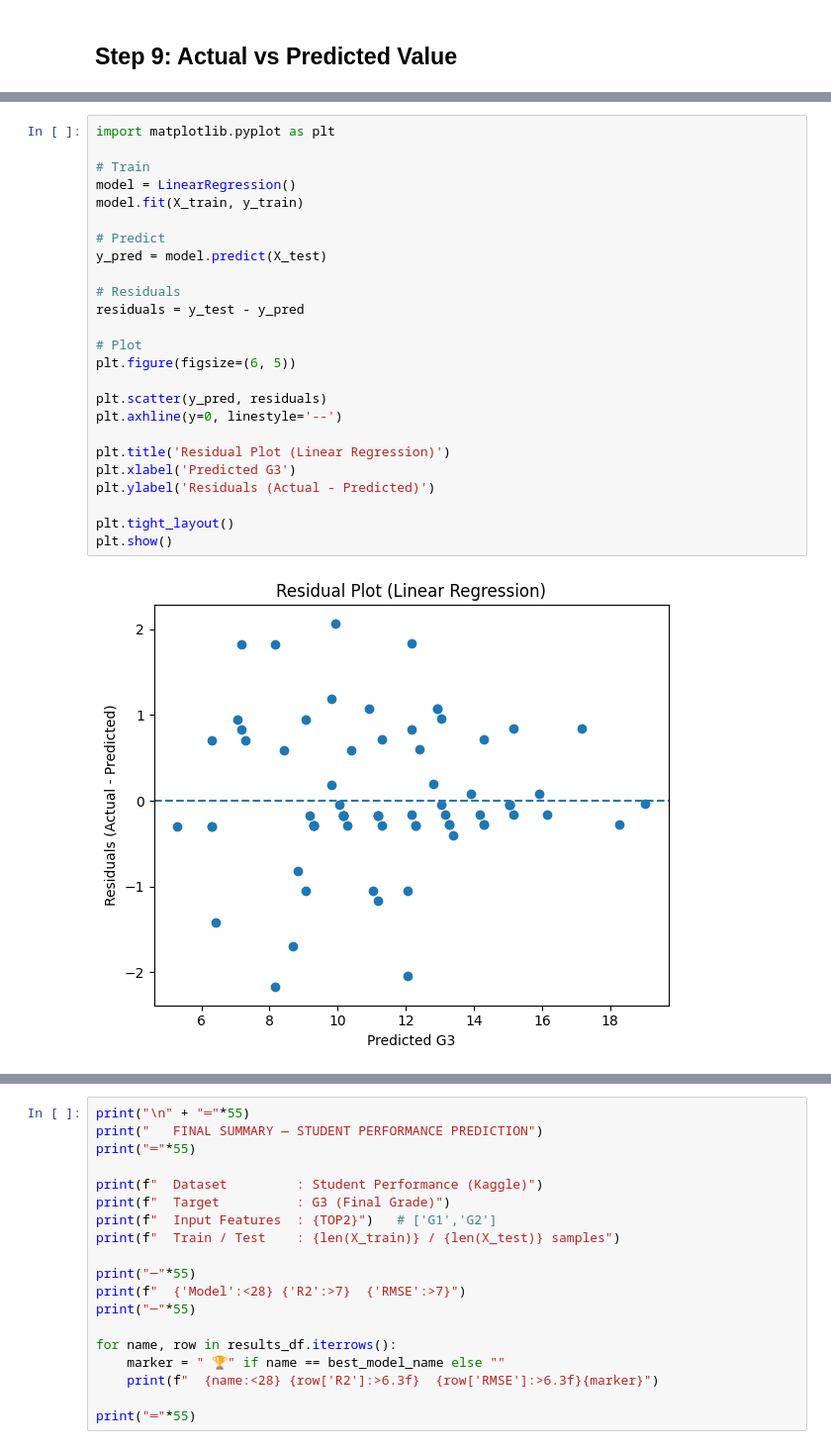
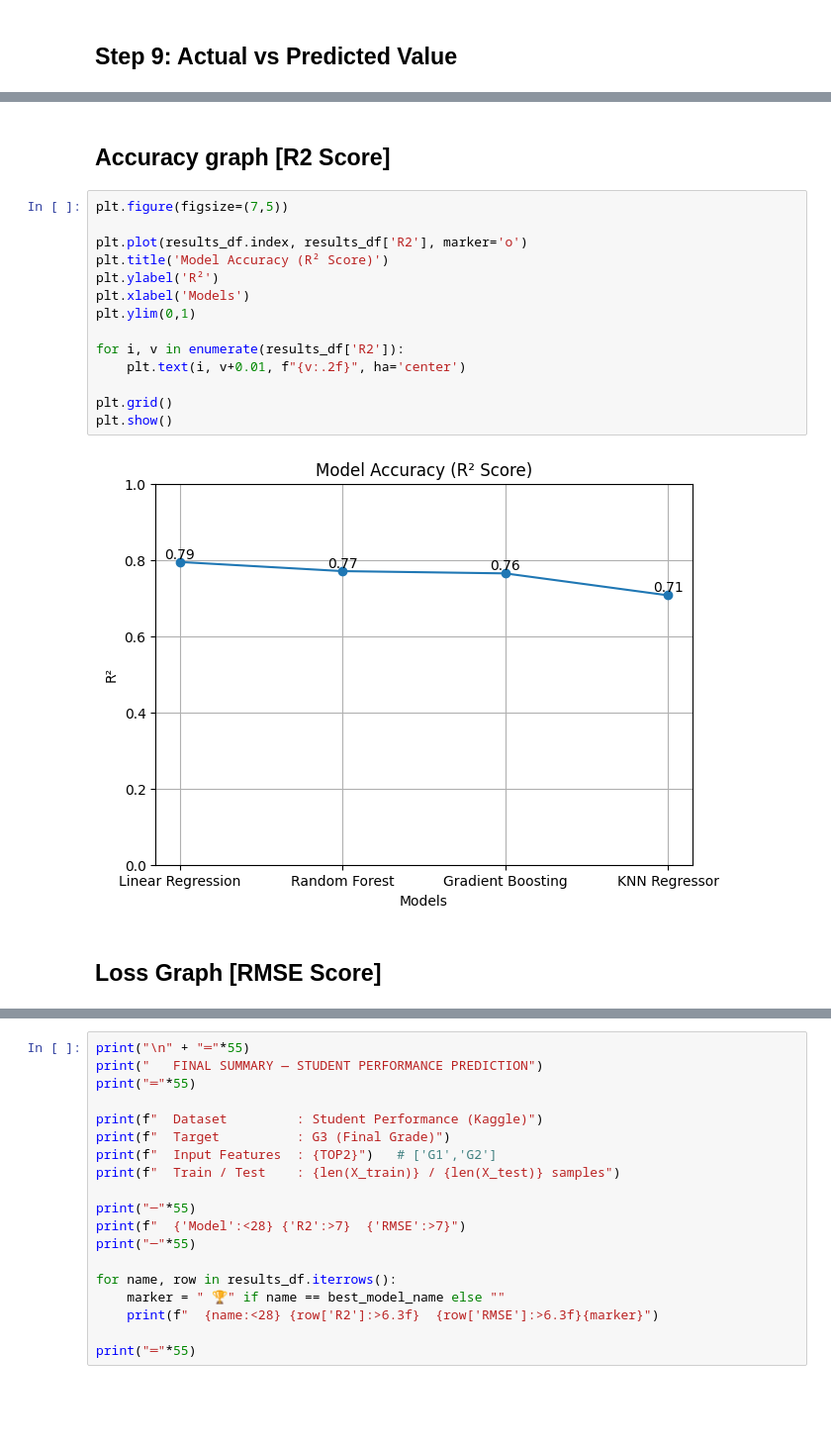
Before and after one commit to Shrishty-05/Student-Performance-Prediction, a Jupyter notebook: student_performance_prediction2.ipynb, the cells around one changed output, grey strips where cells are left out. Shown at 99% size. Cells and saved outputs as stored; diff of their text form; blank space fills up the shorter version.

```diff
--- a/student_performance_prediction2.ipynb
+++ b/student_performance_prediction2.ipynb
@@ -400,27 +368,20 @@ plt.show()
-# %%
-import matplotlib.pyplot as plt
-
-# Train
-model = LinearRegression()
-model.fit(X_train, y_train)
-
-# Predict
-y_pred = model.predict(X_test)
-
-# Residuals
-residuals = y_test - y_pred
-
-# Plot
-plt.figure(figsize=(6, 5))
-
-plt.scatter(y_pred, residuals)
-plt.axhline(y=0, linestyle='--')
-
-plt.title('Residual Plot (Linear Regression)')
-plt.xlabel('Predicted G3')
-plt.ylabel('Residuals (Actual - Predicted)')
-
-plt.tight_layout()
-plt.show()
-# %% [output]
-[figure, removed]
+# %% [markdown]
+## Accuracy graph [R2 Score]
+# %%
+plt.figure(figsize=(7,5))
+
+plt.plot(results_df.index, results_df['R2'], marker='o')
+plt.title('Model Accuracy (R² Score)')
+plt.ylabel('R²')
+plt.xlabel('Models')
+plt.ylim(0,1)
+
+for i, v in enumerate(results_df['R2']):
+    plt.text(i, v+0.01, f"{v:.2f}", ha='center')
+
+plt.grid()
+plt.show()
+# %% [output]
+[figure, added]
+# %% [markdown]
+## Loss Graph [RMSE Score]
```
Also changed, not shown: parts of 17 cells of this notebook, 1 other file.
